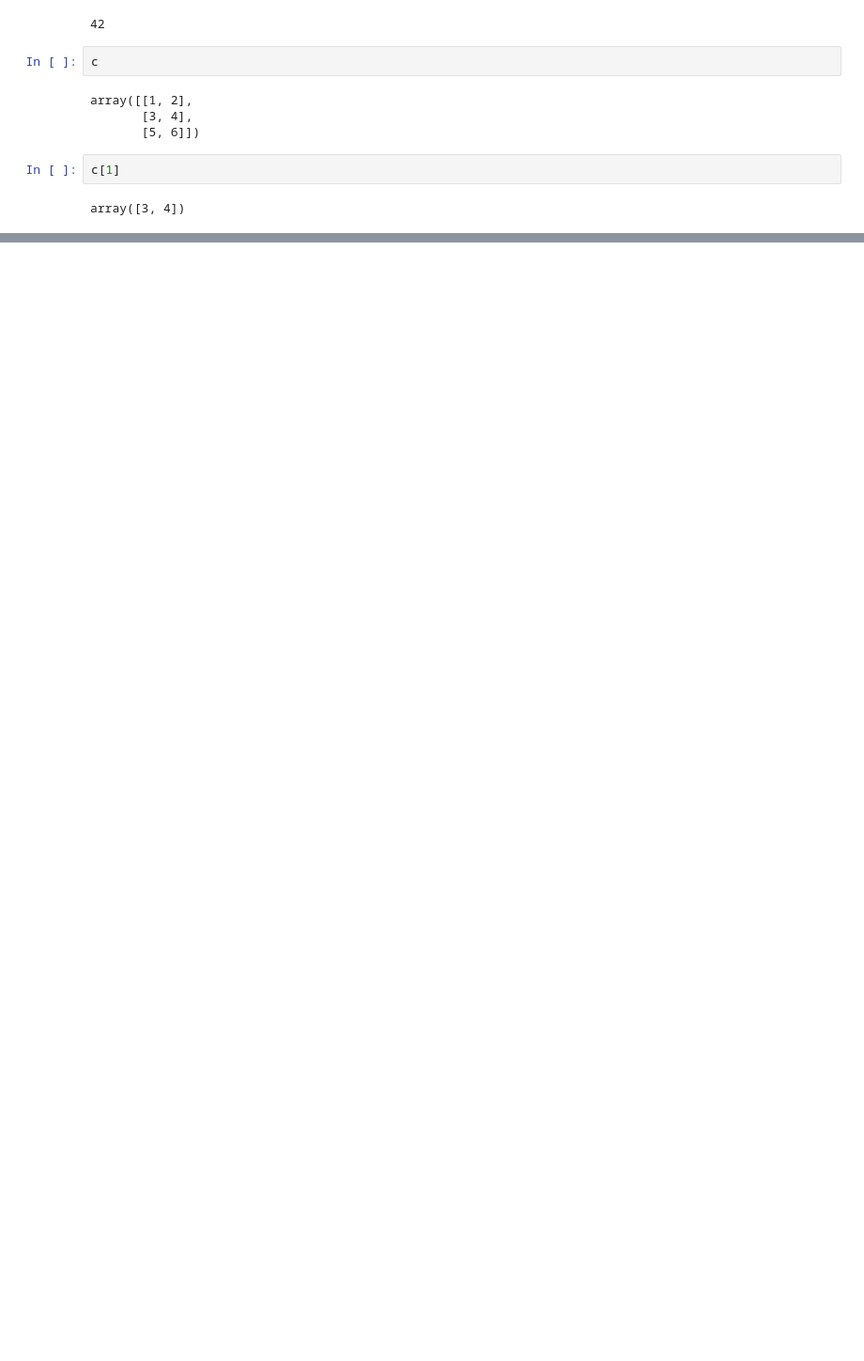
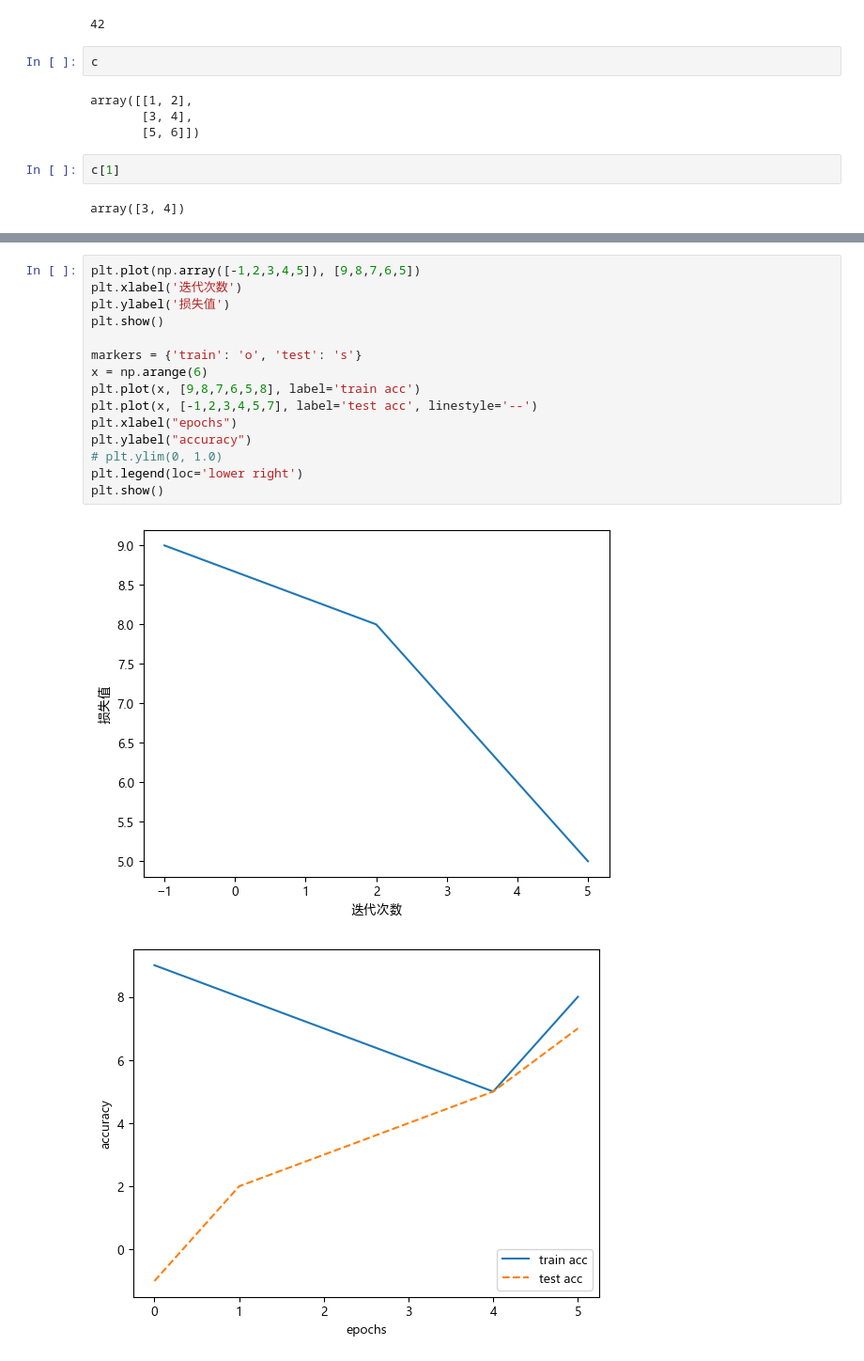
Before and after one commit to hui2109/Deep_Learning, a Jupyter notebook: 深度学习/测试.ipynb, the cells around one changed output, grey strips where cells are left out. Shown: that part at 94% size. Drawn from its saved outputs; the diff is of its cells as text; blank space fills up the shorter version.

```diff
--- a/深度学习/测试.ipynb
+++ b/深度学习/测试.ipynb
@@ -183,0 +237,18 @@ g.shape
+# %%
+plt.plot(np.array([-1,2,3,4,5]), [9,8,7,6,5])
+plt.xlabel('迭代次数')
+plt.ylabel('损失值')
+plt.show()
+
+markers = {'train': 'o', 'test': 's'}
+x = np.arange(6)
+plt.plot(x, [9,8,7,6,5,8], label='train acc')
+plt.plot(x, [-1,2,3,4,5,7], label='test acc', linestyle='--')
+plt.xlabel("epochs")
+plt.ylabel("accuracy")
+# plt.ylim(0, 1.0)
+plt.legend(loc='lower right')
+plt.show()
+# %% [output]
+[figure, added]
+[figure, added]
```
Also changed, not shown: parts of 32 cells of this notebook, 3 other files.
